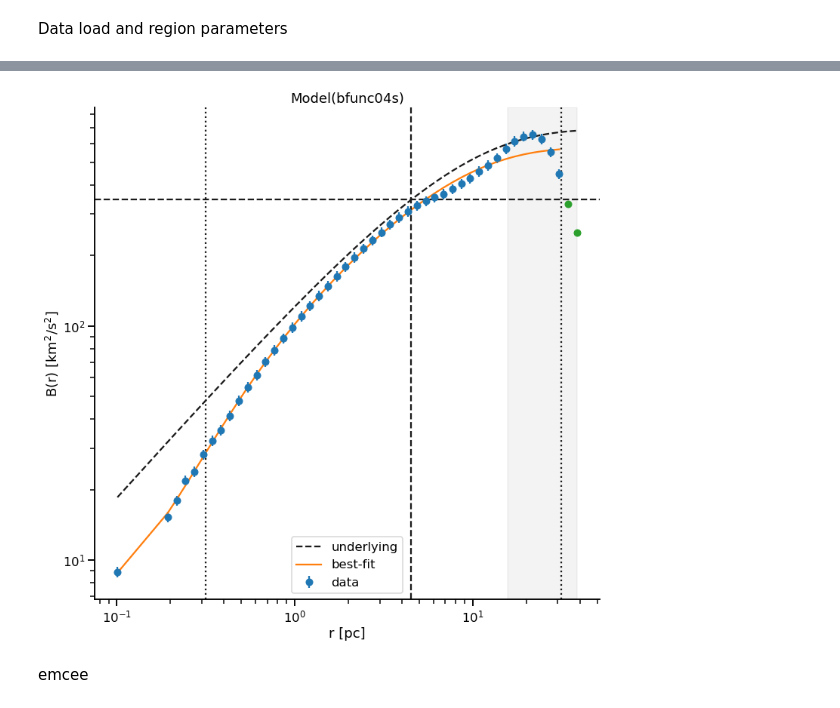
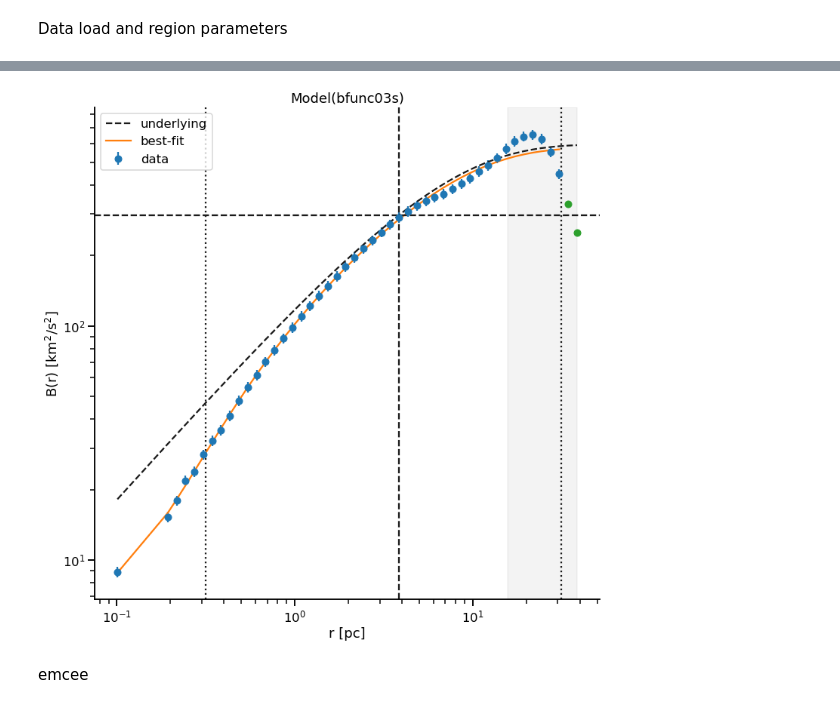
Before and after one commit to JavGVastro/PhD.Paper, a Jupyter notebook: CIDor.ipynb, the cells around one changed output, grey strips where cells are left out. Drawn from its saved outputs; the diff is of its cells as text; code cells hidden in the pictures.

```diff
--- a/CIDor.ipynb
+++ b/CIDor.ipynb
@@ -41,6 +42,6 @@ B[K] = np.mean(B[:K])
 r = r[K:]
 B = B[K:]
 # %%
-model = lmfit.Model(bfunc.bfunc04s)
+model = lmfit.Model(bfunc.bfunc03s)
 model.param_names
 # %% [output]
@@ -56,13 +57,15 @@ model.set_param_hint("sig2", value=0.5 * B.max(), min=0.25 * B.max(), max=2 * B.
 model.set_param_hint("m", value=1.0, min=0.5, max=2.0)
 
 # Seeing RMS between 0.1 and 1.5 arcsec
-model.set_param_hint("s0", value=0.5 * pc_per_arcsec, min=0.1 * pc_per_arcsec, max=1.5 * pc_per_arcsec)
+model.set_param_hint(
+    "s0", value=0.5 * pc_per_arcsec, min=0.1 * pc_per_arcsec, max=1.5 * pc_per_arcsec
+)
 
 # Noise cannot be much larger than smallest B(r)
 model.set_param_hint("noise", value=0.5 * B.min(), min=0.0, max=3 * B.min())
 
 # box_size is fixed
-model.set_param_hint("box_size", value=box_size, vary=False)
+# model.set_param_hint("box_size", value=box_size, vary=False)
 # %%
 pd.DataFrame(model.param_hints)
 # %% [output]
@@ -115,36 +116,38 @@ Correlations (unreported correlations are < 0.100)
 # %%
 fig, ax = plt.subplots(figsize=(12, 12))
 
 # Plot the underlying model without instrumental effects
-Bu = bfunc.bfunc00s(r, result.params["r0"].value, result.params["sig2"].value, result.params["m"].value)
+Bu = bfunc.bfunc00s(
+    r, result.params["r0"].value, result.params["sig2"].value, result.params["m"].value
+)
 ax.plot(r, Bu, color="k", linestyle="dashed", label="underlying")
 
 # Plot the fit results
 result.plot_fit(ax=ax)
 
 # Add in the points not included in fit
 ax.plot(r[large_scale], B[large_scale], "o")
 
 # Dotted lines for 2 x rms seeing and for box size
 ax.axvline(2 * result.params["s0"].value, color="k", linestyle="dotted")
-ax.axvline(result.params["box_size"].value, color="k", linestyle="dotted")
+ax.axvline(box_size, color="k", linestyle="dotted")
 
 # Dashed lines for best-fit r0 and sig2
 ax.axvline(result.params["r0"].value, color="k", linestyle="dashed")
 ax.axhline(result.params["sig2"].value, color="k", linestyle="dashed")
 
 # Gray box to indicate the large scale values that are excluded from the fit
-ax.axvspan(result.params["box_size"].value / 2, r[-1], color="k", alpha=0.05, zorder=-1)
+ax.axvspan(box_size / 2, r[-1], color="k", alpha=0.05, zorder=-1)
 
 ax.set(
-    xscale = "log",
-    yscale = "log",
-    xlabel = "r [pc]",
-    ylabel = r"B(r) [km$^{2}$/s$^{2}$]",
+    xscale="log",
+    yscale="log",
+    xlabel="r [pc]",
+    ylabel=r"B(r) [km$^{2}$/s$^{2}$]",
 )
-sns.despine();
+sns.despine()
 # %% [output]
-[figure, old version]
+[figure, new version]
 # %% [markdown]
 emcee
 # %%
```
Also changed, not shown: parts of 21 cells of this notebook, 6 other files.
